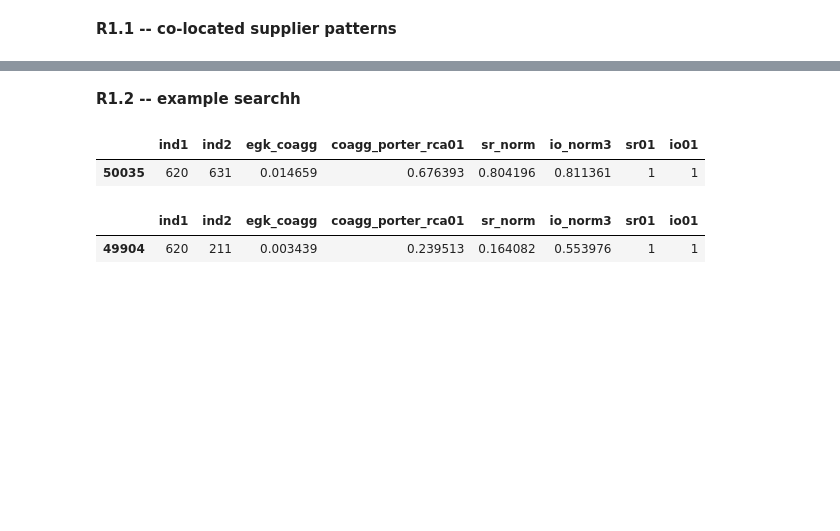
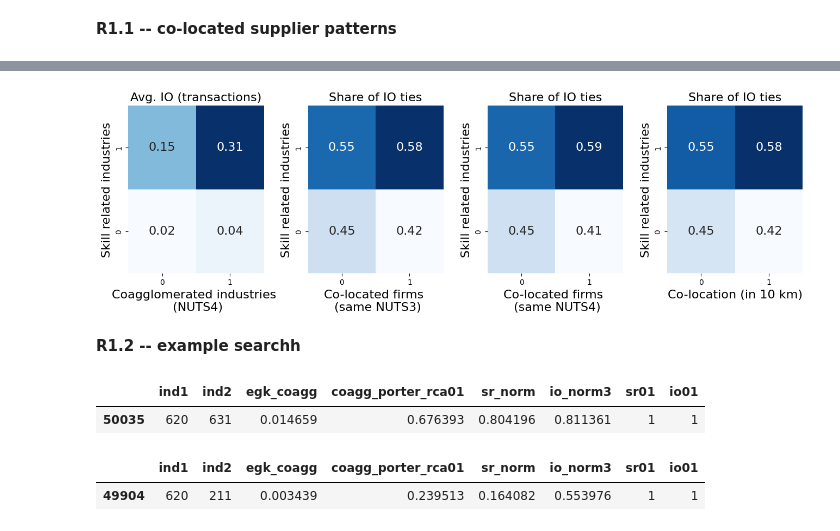
Before and after one commit to sandorjuhasz/coagglomeration, a Jupyter notebook: code/06b_revision.ipynb, the cells around one changed output, grey strips where cells are left out. Drawn from its saved outputs; the diff is of its cells as text; code cells hidden in the pictures; blank space fills up the shorter version.

```diff
--- a/code/06b_revision.ipynb
+++ b/code/06b_revision.ipynb
@@ -158,3 +130,45 @@ crosstab_visual(
+# %%
+fig, ax = plt.subplots(1,4, figsize=(16,4))
+plt.subplots_adjust(wspace=0.325)
+fontsize = 16
+
+crosstab_visual(
+    ii_mat,
+    fontsize=fontsize,
+    colormap="Blues",
+    title_text="Avg. IO (transactions)",
+    axis_labels=["Coagglomerated industries \n (NUTS4)", "Skill related industries"],
+    ax=ax[0]
+)
+
+crosstab_visual(
+    ff_mat1,
+    fontsize=fontsize,
+    colormap="Blues",
+    title_text="Share of IO ties",
+    axis_labels=[f"Co-located firms \n (same NUTS3)", "Skill related industries"],
+    ax=ax[1]
+)
+
+crosstab_visual(
+    ff_mat2,
+    fontsize=fontsize,
+    colormap="Blues",
+    title_text="Share of IO ties",
+    axis_labels=["Co-located firms \n (same NUTS4)", "Skill related industries"],
+    ax=ax[2]
+)
+
+crosstab_visual(
+    ff_mat3,
+    fontsize=fontsize,
+    colormap="Blues",
+    title_text="Share of IO ties",
+    axis_labels=["Co-location (in 10 km)", "Skill related industries"],
+    ax=ax[3]
+)
+# %% [output]
+[figure, added]
 # %% [markdown]
 **R1.2 -- example searchh**
 # %%
```
Also changed, not shown: parts of 5 cells of this notebook.
